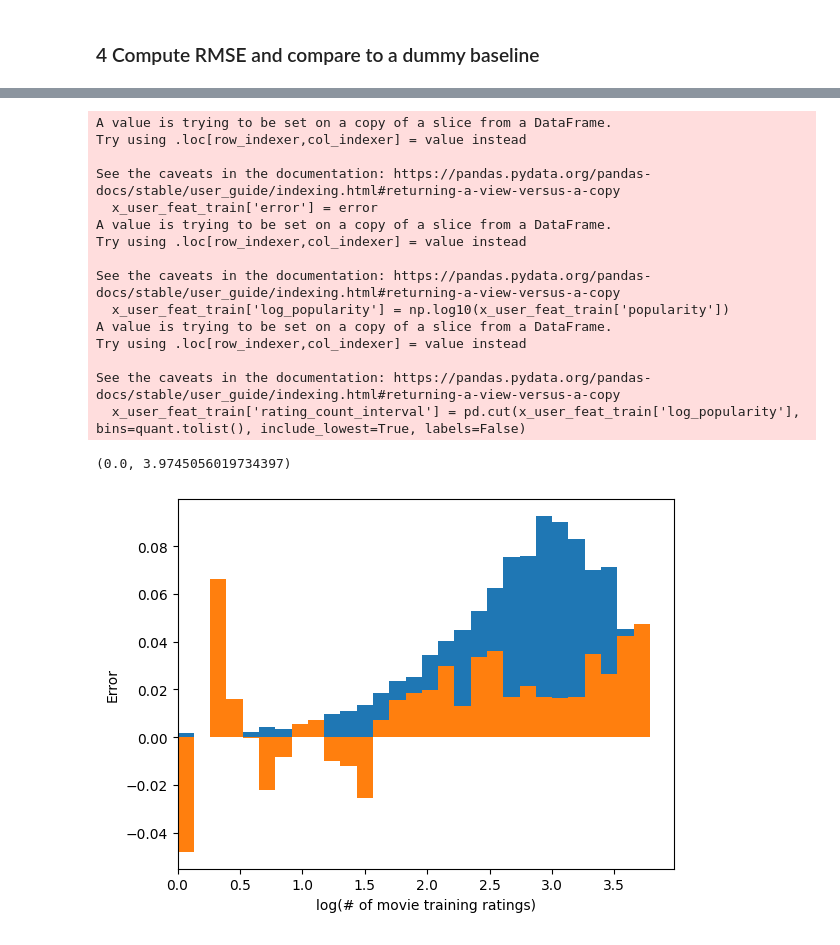
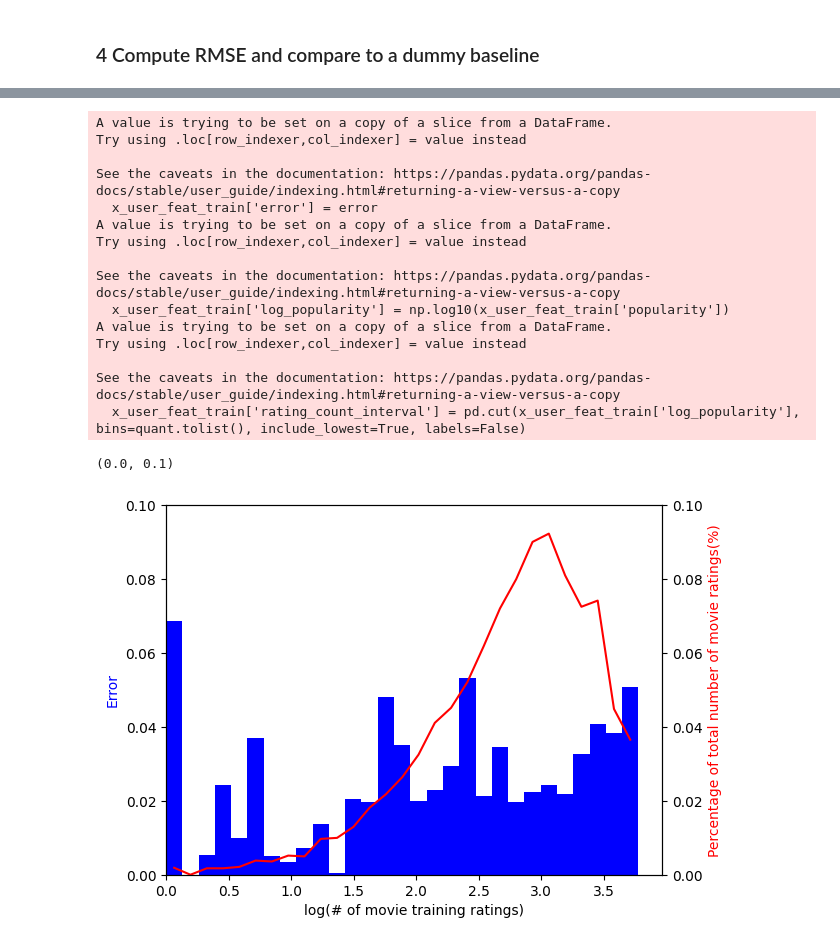
Before and after one commit to pietro-tanure/Projects, a Jupyter notebook: imdb/movie_recommendation_model.ipynb, the cells around one changed output, grey strips where cells are left out. Drawn from its saved outputs; the diff is of its cells as text; code cells hidden in the pictures.

Commit message:
movie_recomendation

```diff
--- a/imdb/movie_recommendation_model.ipynb
+++ b/imdb/movie_recommendation_model.ipynb
@@ -322,18 +305,6 @@ x_user_feat_train['rating_count_interval'] = pd.cut(x_user_feat_train['log_popul
 error_per_rating = x_user_feat_train.groupby('rating_count_interval').mean()['error']
 error_per_rating = pd.merge(pd.DataFrame(quant+(quant[1]-quant[0])/2), error_per_rating, left_index=True, right_index=True, how='left').fillna(0).iloc[:-1]
 error_per_rating = pd.merge(error_per_rating, x_user_feat_train['rating_count_interval'].value_counts(), left_index=True, right_index=True, how='left').fillna(0).iloc[:-1]
-
-fig, ax = plt.subplots()
-bars2 = ax.bar(error_per_rating[0], error_per_rating['count']/error_per_rating.sum()['count'], width=quant[1]-quant[0])
-ax.set_xlabel('log(# of movie training ratings)')
-ax.set_ylabel('Error')
-ax.set_xlim(0)
-
-# fig, ax = plt.subplots()
-bars = ax.bar(error_per_rating[0], error_per_rating['error'], width=quant[1]-quant[0])
-ax.set_xlabel('log(# of movie training ratings)')
-ax.set_ylabel('Error')
-ax.set_xlim(0)
 # %% [output]
 A value is trying to be set on a copy of a slice from a DataFrame.
 Try using .loc[row_indexer,col_indexer] = value instead
@@ -350,8 +321,25 @@ Try using .loc[row_indexer,col_indexer] = value instead
 
 See the caveats in the documentation: https://pandas.pydata.org/pandas-docs/stable/user_guide/indexing.html#returning-a-view-versus-a-copy
   x_user_feat_train['rating_count_interval'] = pd.cut(x_user_feat_train['log_popularity'], bins=quant.tolist(), include_lowest=True, labels=False)
-(0.0, 3.9745056019734397)
-[figure, removed]
+# %%
+fig, ax = plt.subplots()
+ax.set_title('Error')
+# fig, ax = plt.subplots()
+bars = ax.bar(error_per_rating[0], error_per_rating['error'].abs(), width=quant[1]-quant[0], color='b')
+ax.set_xlabel('log(# of movie training ratings)')
+ax.set_ylabel('Error', color='blue')
+ax.set_xlim(0)
+ax.set_ylim([-0,0.1])
+
+ax2 = ax.twinx()
+bars2 = ax2.plot(error_per_rating[0], error_per_rating['count']/error_per_rating.sum()['count'], color='r')
+ax2.set_xlabel('log(# of movie training ratings)')
+ax2.set_ylabel('Percentage of total number of movie ratings(%)', color='r')
+ax2.set_xlim(0)
+ax2.set_ylim([-0,0.1])
+# %% [output]
+(0.0, 0.1)
+[figure, added]
 # %%
 x_user_feat_train = pd.merge(x_user_feat_train, x_user_feat_train['userId'].value_counts(), on='userId', how='left')
 x_user_feat_train['log_user_ratings'] = np.log10(x_user_feat_train['count'])
```
Also changed, not shown: parts of 9 cells of this notebook, 2 other files.
